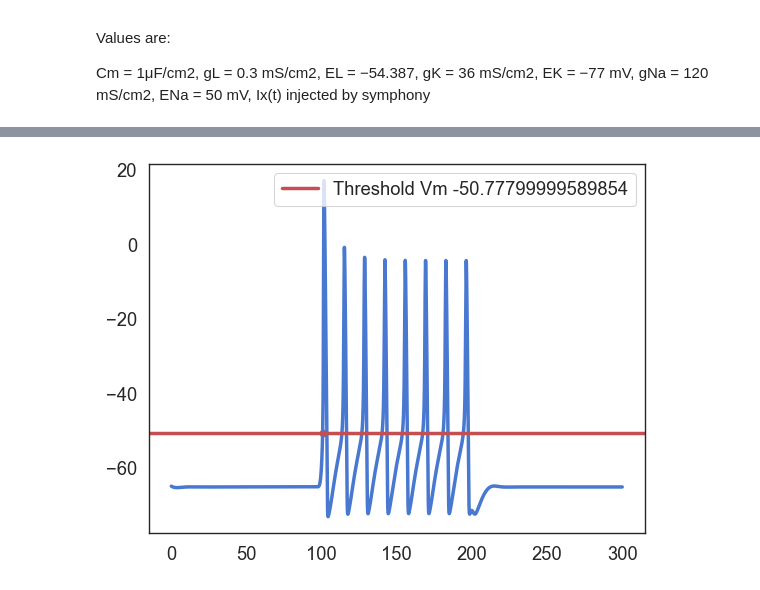
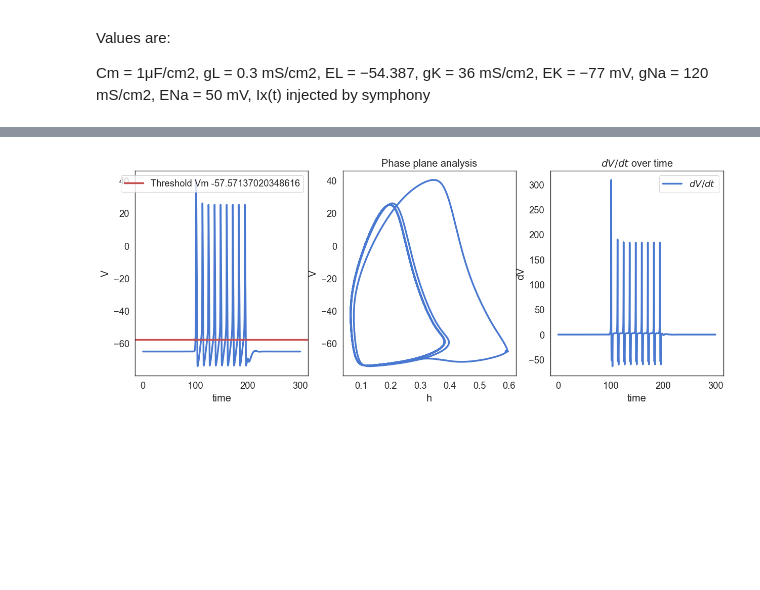
Before and after one commit to guardomayas/bSBC_model_SW, a Jupyter notebook: HH/HH_python.ipynb, the cells around one changed output, grey strips where cells are left out. Saved outputs shown, nothing was run; the diff lists cells and outputs as text; code cells hidden in the pictures; blank space fills up the shorter version.

Commit message:
threshold

```diff
--- a/HH/HH_python.ipynb
+++ b/HH/HH_python.ipynb
@@ -128,7 +128,7 @@ for i in range(len(time)-1):
 #dV/dt plots
 dV_dt = np.diff(V)/dt
 dV_dt = np.append(dV_dt,0)
-threshold_dV_dt = 20
+threshold_dV_dt = 10
 
 
 threshold_i = np.where(dV_dt>threshold_dV_dt)[0]
@@ -213,10 +213,26 @@ plt.tight_layout()
 # %%
-plt.figure()
+plt.subplots(1,3,figsize=(15,5.25))
+plt.subplot(1,3,1)
 plt.plot(time,V)
 if threshold_t is not None:
     plt.scatter(threshold_t, threshold_v, color='r', label=None)
     plt.axhline(y=threshold_v, color='r', label= f'Threshold Vm {threshold_v}')
+plt.xlabel('time')
+plt.ylabel('V')
+plt.legend()
+
+
+plt.subplot(1,3,2)
+plt.plot(h,V)
+plt.title('Phase plane analysis')
+plt.xlabel('h')
+plt.ylabel('V')
+
+  plt.plot(time, dV_dt, label = '$dV/dt$')
+plt.xlabel('time')
+plt.ylabel('dV')
+plt.title('$dV/dt$ over time')
 plt.legend()
 plt.show()
 # %% [output]
-[figure, old version]
+[figure, new version]
```
Also changed, not shown: parts of 4 cells of this notebook.
